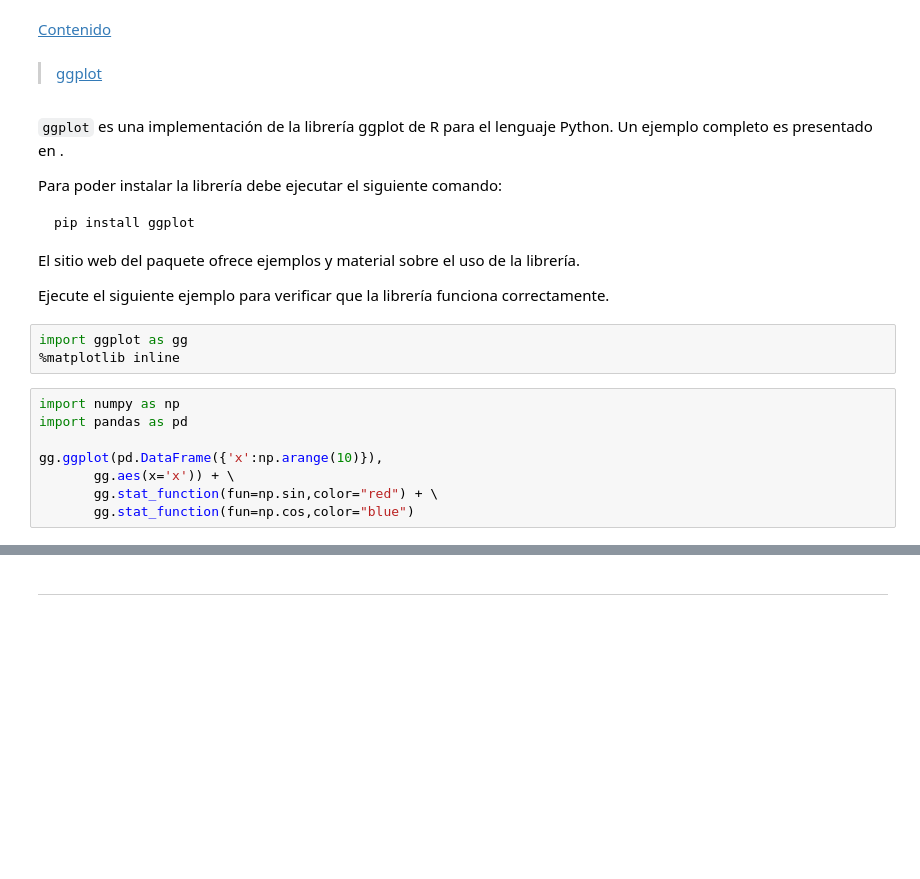
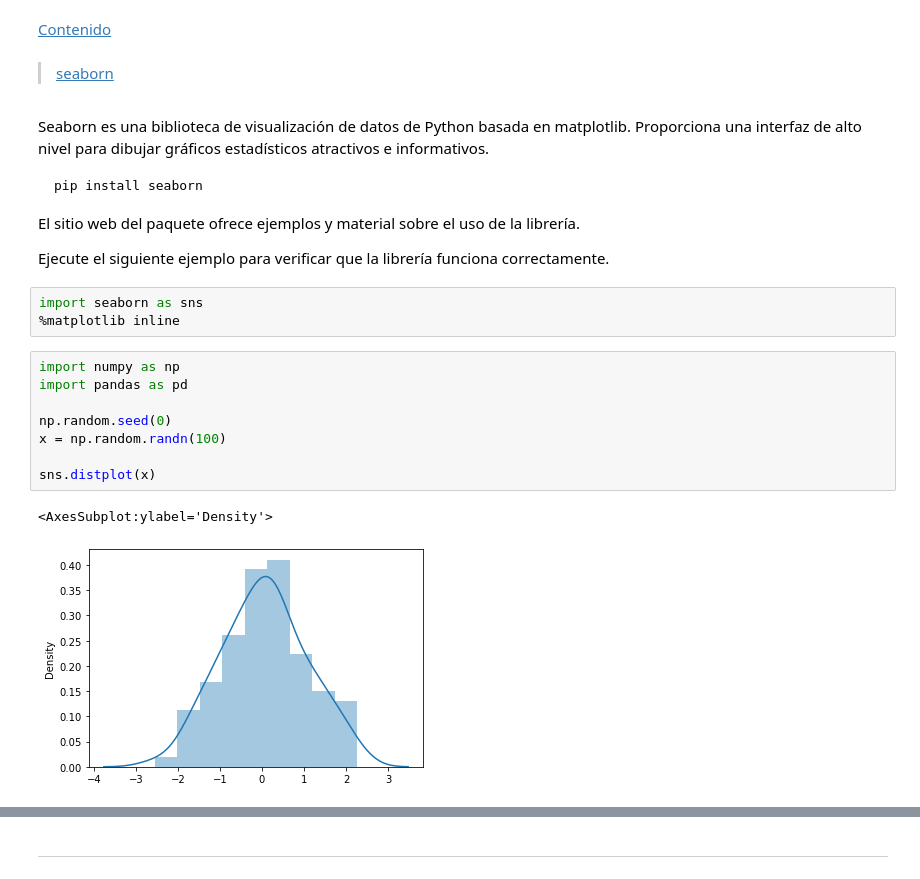
Before and after one commit to dazulu4/data-science-dojo, a Jupyter notebook: P05-visualizacion.ipynb, the cells around one changed output, grey strips where cells are left out. Cells and saved outputs as stored; diff of their text form; blank space fills up the shorter version.

Commit message:
Changes in Python Dojo

````diff
--- a/P05-visualizacion.ipynb
+++ b/P05-visualizacion.ipynb
@@ -116,27 +125,28 @@ plt.show()
 # %% [markdown]
 [Contenido](#Contenido)
-# %% [markdown]
-> [ggplot](http://ggplot.yhathq.com/docs/index.html)
+# %% [markdown]
+> [seaborn](https://seaborn.pydata.org/index.html)
 # %% [markdown]
-`ggplot`  es una implementación de la librería ggplot de R para el lenguaje Python. Un ejemplo completo es presentado en []().
-
-Para poder instalar la librería debe ejecutar el siguiente comando:
+Seaborn es una biblioteca de visualización de datos de Python basada en matplotlib. Proporciona una interfaz de alto nivel para dibujar gráficos estadísticos atractivos e informativos.
 
 ```
-pip install ggplot
+pip install seaborn
 ```
 
 El sitio web del paquete ofrece ejemplos y material sobre el uso de la librería.
 
 Ejecute el siguiente ejemplo para verificar que la librería funciona correctamente.
 # %%
-import ggplot as gg
+import seaborn as sns
 %matplotlib inline
-# %%
-import numpy as np
-import pandas as pd
-
-gg.ggplot(pd.DataFrame({'x':np.arange(10)}),
-       gg.aes(x='x')) + \
-       gg.stat_function(fun=np.sin,color="red") + \
-       gg.stat_function(fun=np.cos,color="blue")
+# %%
+import numpy as np
+import pandas as pd
+
+np.random.seed(0)
+x = np.random.randn(100)
+
+sns.distplot(x)
+# %% [output]
+<AxesSubplot:ylabel='Density'>
+[figure, added]
````
Also changed, not shown: parts of 21 cells of this notebook, 11 other files.
